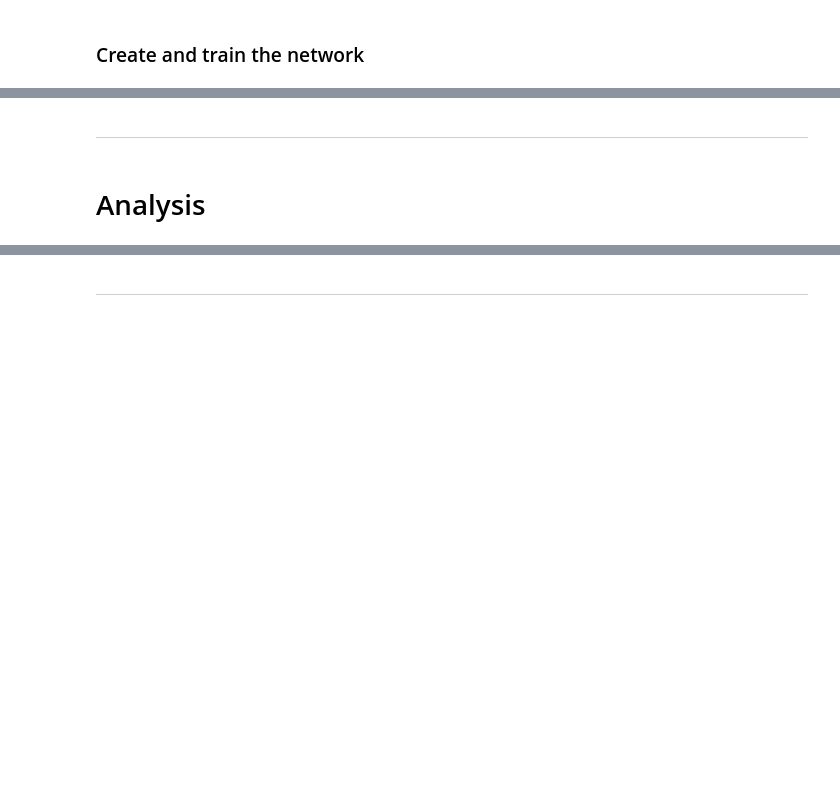
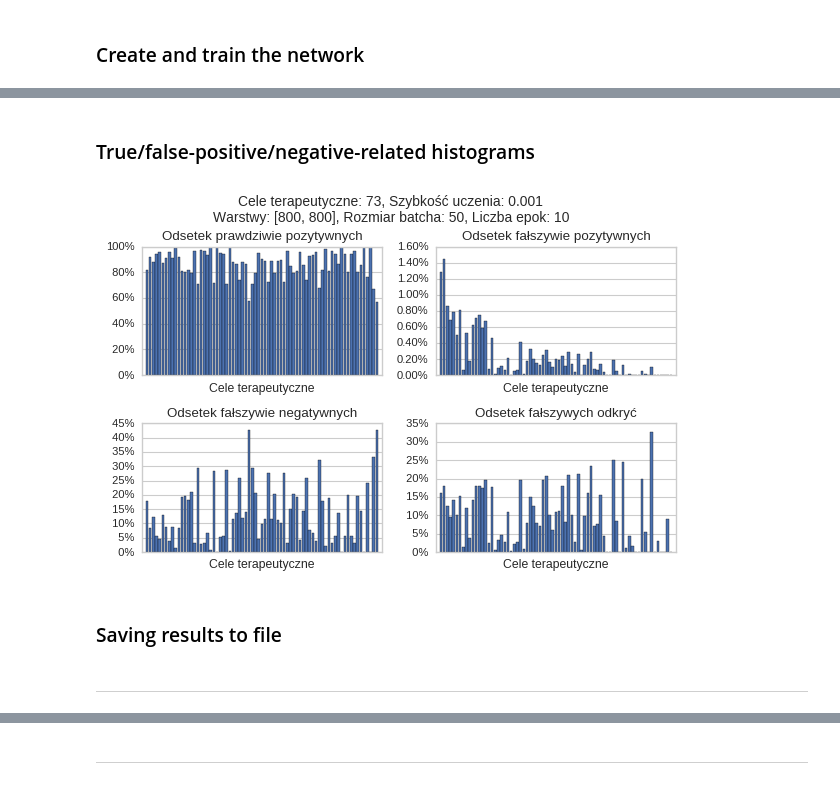
Before and after one commit to Xidron/qSAR-net, a Jupyter notebook: network.ipynb, the cells around one changed output, grey strips where cells are left out. Cells and saved outputs as stored; diff of their text form; code cells hidden in the pictures; blank space fills up the shorter version.

```diff
--- a/network.ipynb
+++ b/network.ipynb
@@ -375,0 +539,8 @@ lr_rate: 0.001, batch_size: 50, epochs: 10, time: 00:01:00
+# %% [markdown]
+### True/false-positive/negative-related histograms
+# %%
+save_tf_fractions_plot(tf_frac, save=False, path='plots/')
+# %% [output]
+[figure, added]
+# %% [markdown]
+### Saving results to file
@@ -376,4 +558,2 @@ lr_rate: 0.001, batch_size: 50, epochs: 10, time: 00:01:00
 # %% [markdown]
 ---
-# %% [markdown]
-# Analysis
```
Also changed, not shown: parts of 48 cells of this notebook, 1 other file.
